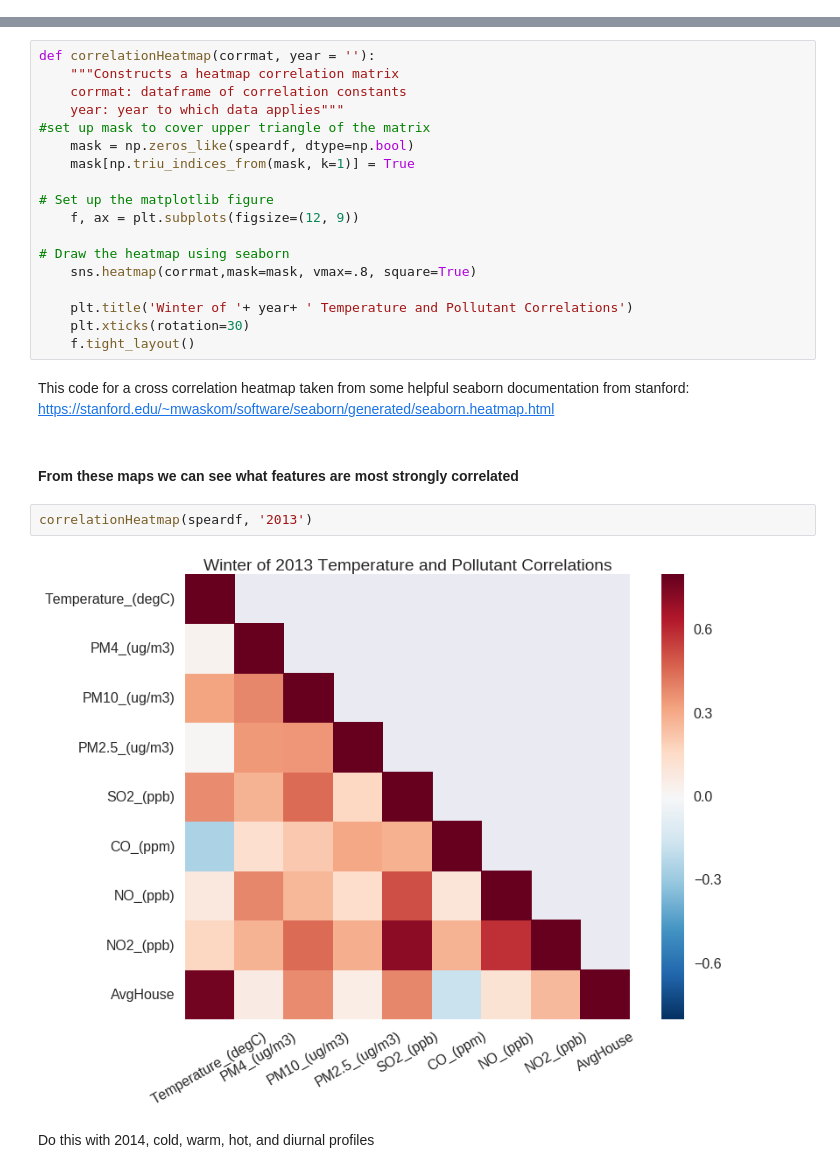
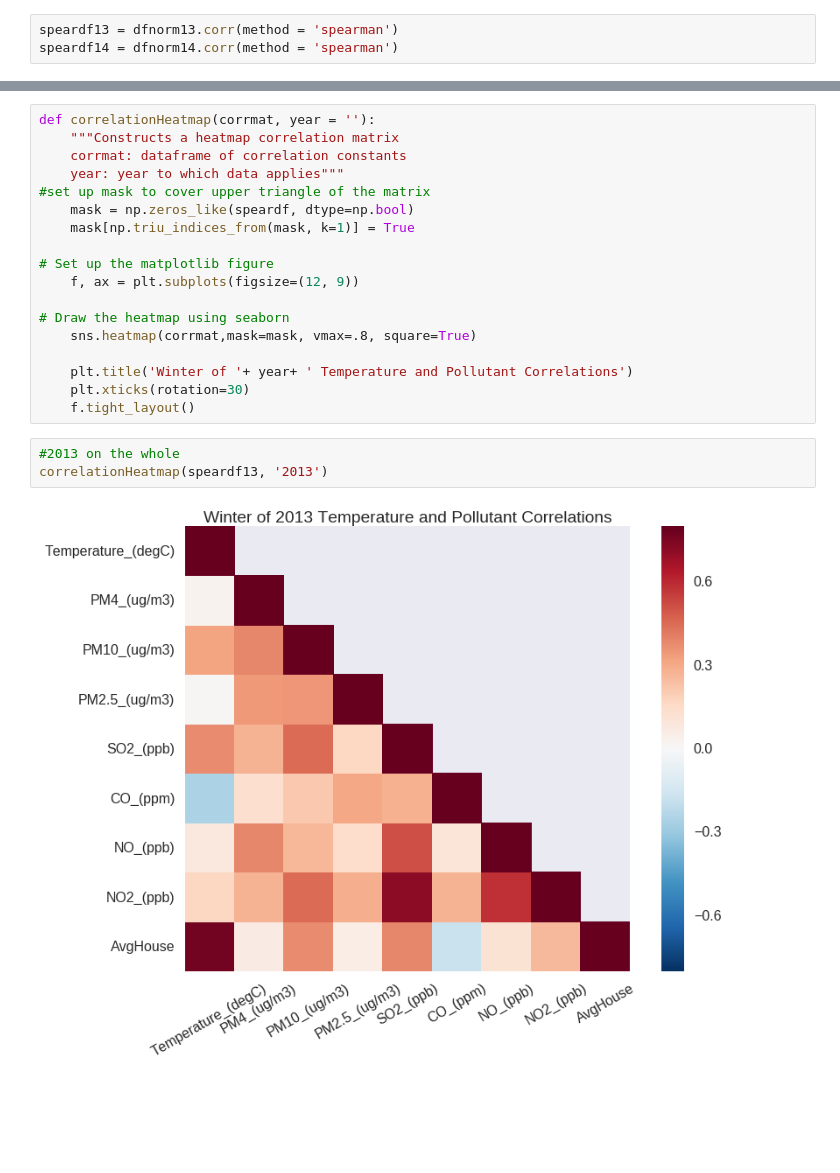
Before and after one commit to BrennaManning/DataScience2016FP, a Jupyter notebook: KwaDela_May2016Analysis.ipynb, the cells around one changed output, grey strips where cells are left out. Saved outputs shown, nothing was run; the diff lists cells and outputs as text; blank space fills up the shorter version.

```diff
--- a/KwaDela_May2016Analysis.ipynb
+++ b/KwaDela_May2016Analysis.ipynb
@@ -954,0 +945,3 @@ SO2_(ppb)           0.392117
+# %%
+speardf13 = dfnorm13.corr(method = 'spearman')
+speardf14 = dfnorm14.corr(method = 'spearman')
@@ -970,14 +968,8 @@ def correlationHeatmap(corrmat, year = ''):
     plt.title('Winter of '+ year+ ' Temperature and Pollutant Correlations')
     plt.xticks(rotation=30)
     f.tight_layout()
-# %% [markdown]
-This code for a cross correlation heatmap taken from some helpful seaborn documentation from stanford: https://stanford.edu/~mwaskom/software/seaborn/generated/seaborn.heatmap.html
-# %% [markdown]
-#### From these maps we can see what features are most strongly correlated
-# %%
-correlationHeatmap(speardf, '2013')
-# %% [output]
-[figure, removed]
-# %% [markdown]
-
-Do this with 2014, cold, warm, hot, and diurnal profiles
+# %%
+#2013 on the whole
+correlationHeatmap(speardf13, '2013')
+# %% [output]
+[figure, added]
```
Also changed, not shown: parts of 28 cells of this notebook, 2 other files.
